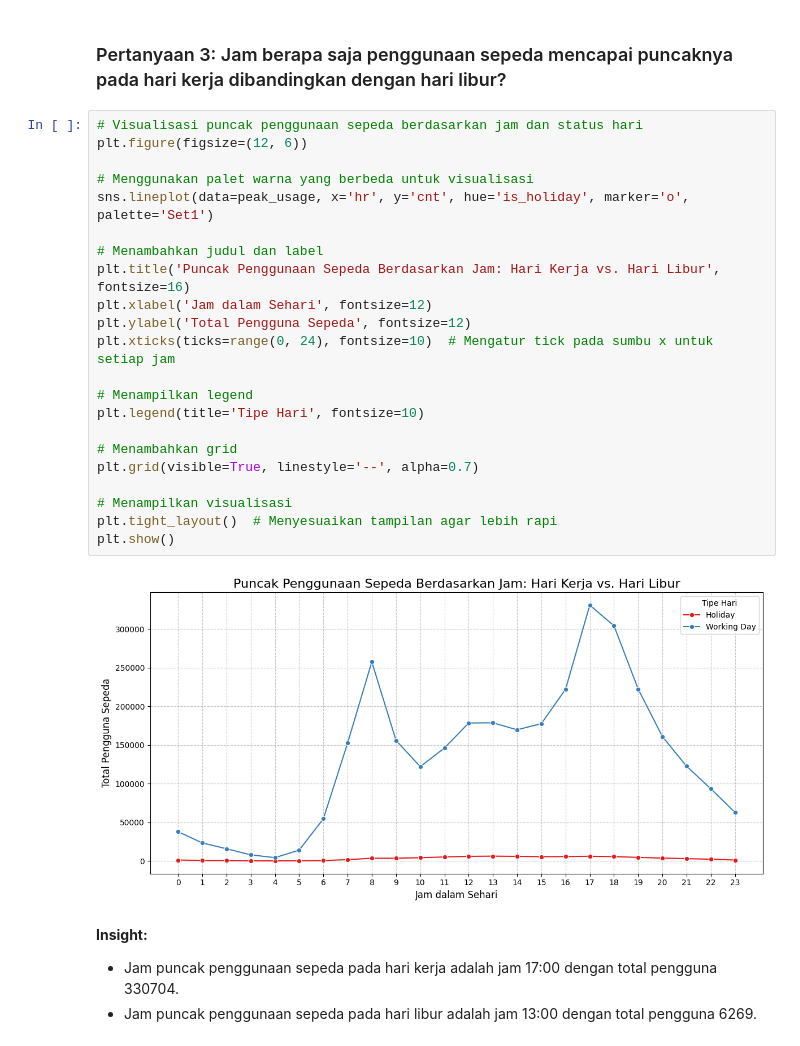
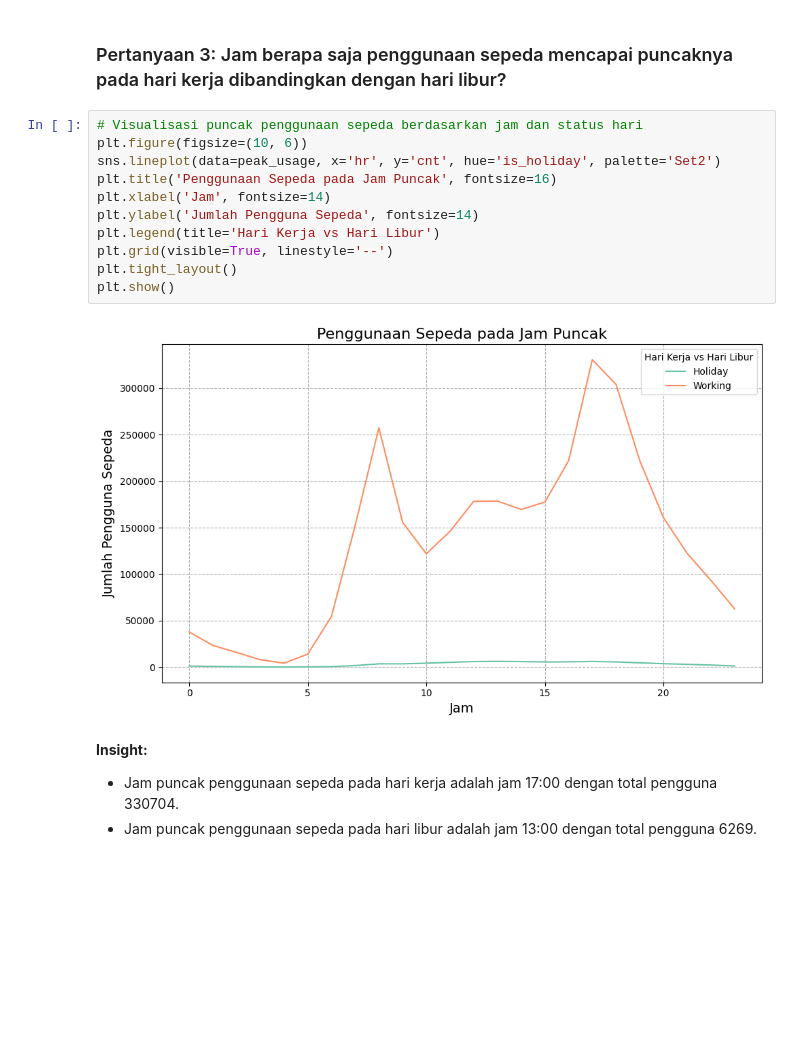
Before and after one commit to nspweb/Analisis-Data-Bike-Sharing, a Jupyter notebook: notebook.ipynb, the cells around one changed output. Drawn from its saved outputs; the diff is of its cells as text; blank space fills up the shorter version.

```diff
--- a/notebook.ipynb
+++ b/notebook.ipynb
@@ -550,28 +531,17 @@ Passing `palette` without assigning `hue` is deprecated and will be removed in v
 ### Pertanyaan 3: Jam berapa saja penggunaan sepeda mencapai puncaknya pada hari kerja dibandingkan dengan hari libur?
 # %%
 # Visualisasi puncak penggunaan sepeda berdasarkan jam dan status hari
-plt.figure(figsize=(12, 6))
-
-# Menggunakan palet warna yang berbeda untuk visualisasi
-sns.lineplot(data=peak_usage, x='hr', y='cnt', hue='is_holiday', marker='o', palette='Set1')
-
-# Menambahkan judul dan label
-plt.title('Puncak Penggunaan Sepeda Berdasarkan Jam: Hari Kerja vs. Hari Libur', fontsize=16)
-plt.xlabel('Jam dalam Sehari', fontsize=12)
-plt.ylabel('Total Pengguna Sepeda', fontsize=12)
-plt.xticks(ticks=range(0, 24), fontsize=10)  # Mengatur tick pada sumbu x untuk setiap jam
-
-# Menampilkan legend
-plt.legend(title='Tipe Hari', fontsize=10)
-
-# Menambahkan grid
-plt.grid(visible=True, linestyle='--', alpha=0.7)
-
-# Menampilkan visualisasi
-plt.tight_layout()  # Menyesuaikan tampilan agar lebih rapi
+plt.figure(figsize=(10, 6))
+sns.lineplot(data=peak_usage, x='hr', y='cnt', hue='is_holiday', palette='Set2')
+plt.title('Penggunaan Sepeda pada Jam Puncak', fontsize=16)
+plt.xlabel('Jam', fontsize=14)
+plt.ylabel('Jumlah Pengguna Sepeda', fontsize=14)
+plt.legend(title='Hari Kerja vs Hari Libur')
+plt.grid(visible=True, linestyle='--')
+plt.tight_layout()
 plt.show()
 # %% [output]
-[figure, old version]
+[figure, new version]
 # %% [markdown]
 **Insight:**
 - Jam puncak penggunaan sepeda pada hari kerja adalah jam 17:00 dengan total pengguna 330704.
```
Also changed, not shown: parts of 3 cells of this notebook, 1 other file.
